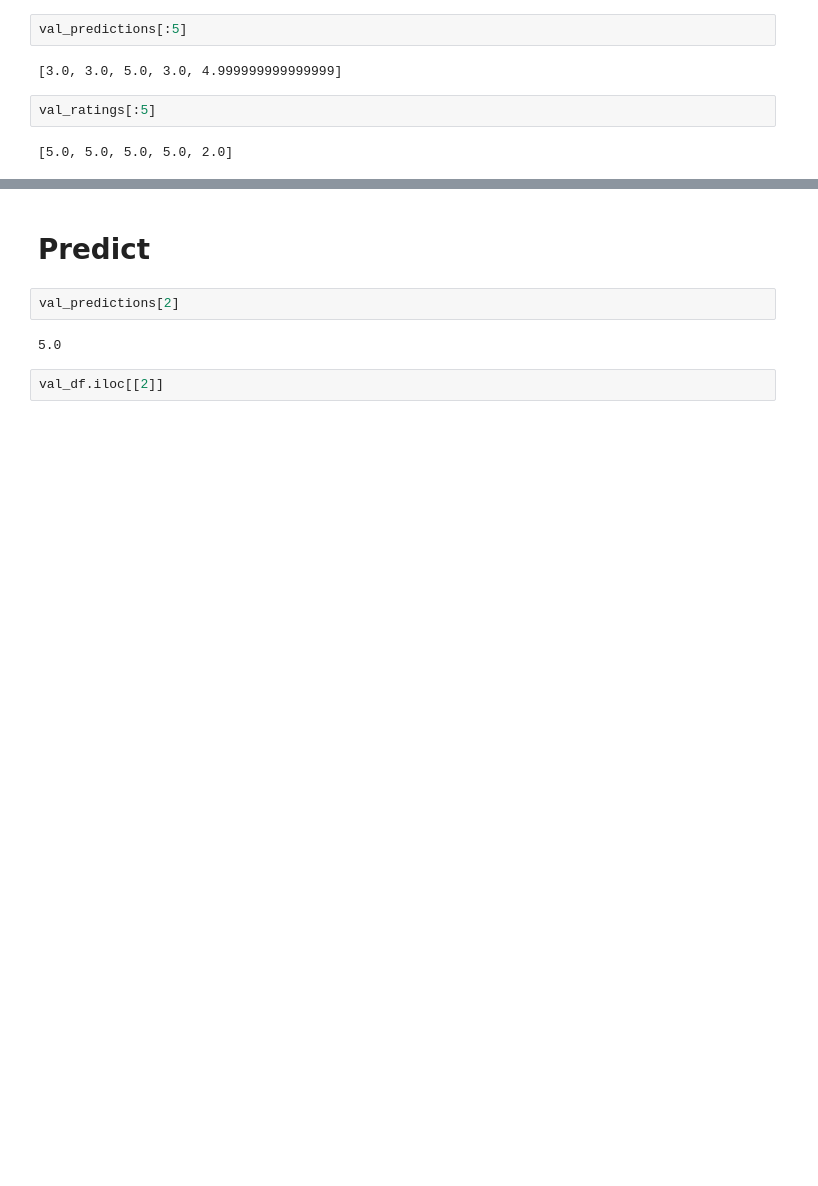
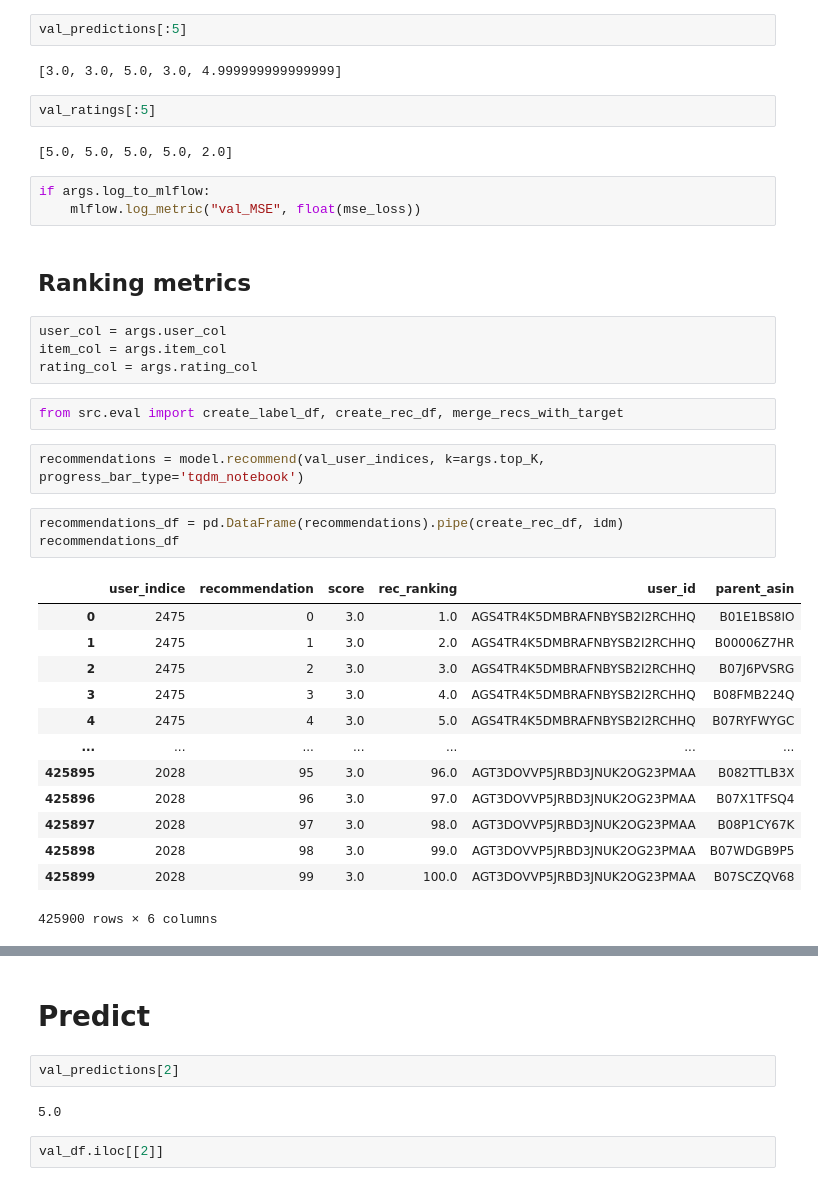
Before and after one commit to dvquy13/reco-algo, a Jupyter notebook: notebooks/cf_i2i.ipynb, the cells around one changed output, grey strips where cells are left out. Cells and saved outputs as stored; diff of their text form; blank space fills up the shorter version.

```diff
--- a/notebooks/cf_i2i.ipynb
+++ b/notebooks/cf_i2i.ipynb
@@ -178,3 +244,33 @@ val_predictions[:5]
 val_ratings[:5]
 # %% [output]
 [5.0, 5.0, 5.0, 5.0, 2.0]
+# %%
+if args.log_to_mlflow:
+    mlflow.log_metric("val_MSE", float(mse_loss))
+# %% [markdown]
+## Ranking metrics
+# %%
+user_col = args.user_col
+item_col = args.item_col
+rating_col = args.rating_col
+# %%
+from src.eval import create_label_df, create_rec_df, merge_recs_with_target
+# %%
+recommendations = model.recommend(val_user_indices, k=args.top_K, progress_bar_type='tqdm_notebook')
+# %%
+recommendations_df = pd.DataFrame(recommendations).pipe(create_rec_df, idm)
+recommendations_df
+# %% [output]
+|  | user_indice | recommendation | score | rec_ranking | user_id | parent_asin |
+| 0 | 2475 | 0 | 3.0 | 1.0 | AGS4TR4K5DMBRAFNBYSB2I2RCHHQ | B01E1BS8IO |
+| 1 | 2475 | 1 | 3.0 | 2.0 | AGS4TR4K5DMBRAFNBYSB2I2RCHHQ | B00006Z7HR |
+| 2 | 2475 | 2 | 3.0 | 3.0 | AGS4TR4K5DMBRAFNBYSB2I2RCHHQ | B07J6PVSRG |
+| 3 | 2475 | 3 | 3.0 | 4.0 | AGS4TR4K5DMBRAFNBYSB2I2RCHHQ | B08FMB224Q |
+| 4 | 2475 | 4 | 3.0 | 5.0 | AGS4TR4K5DMBRAFNBYSB2I2RCHHQ | B07RYFWYGC |
+| ... | ... | ... | ... | ... | ... | ... |
+| 425895 | 2028 | 95 | 3.0 | 96.0 | AGT3DOVVP5JRBD3JNUK2OG23PMAA | B082TTLB3X |
+| 425896 | 2028 | 96 | 3.0 | 97.0 | AGT3DOVVP5JRBD3JNUK2OG23PMAA | B07X1TFSQ4 |
+| 425897 | 2028 | 97 | 3.0 | 98.0 | AGT3DOVVP5JRBD3JNUK2OG23PMAA | B08P1CY67K |
+| 425898 | 2028 | 98 | 3.0 | 99.0 | AGT3DOVVP5JRBD3JNUK2OG23PMAA | B07WDGB9P5 |
+| 425899 | 2028 | 99 | 3.0 | 100.0 | AGT3DOVVP5JRBD3JNUK2OG23PMAA | B07SCZQV68 |
+425900 rows × 6 columns
```
Also changed, not shown: parts of 14 cells of this notebook, 11 other files.
